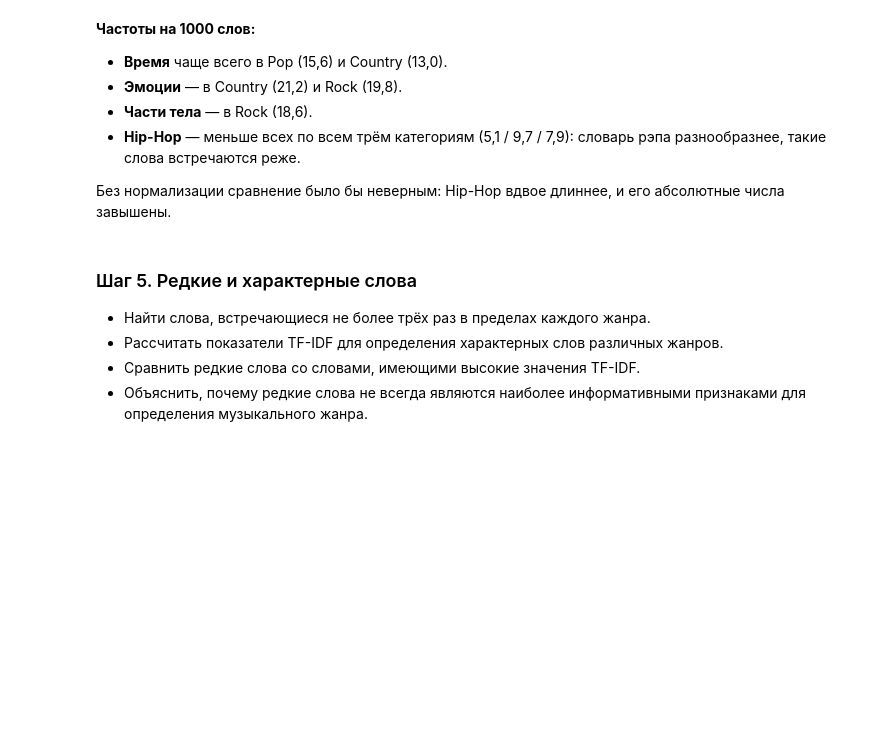
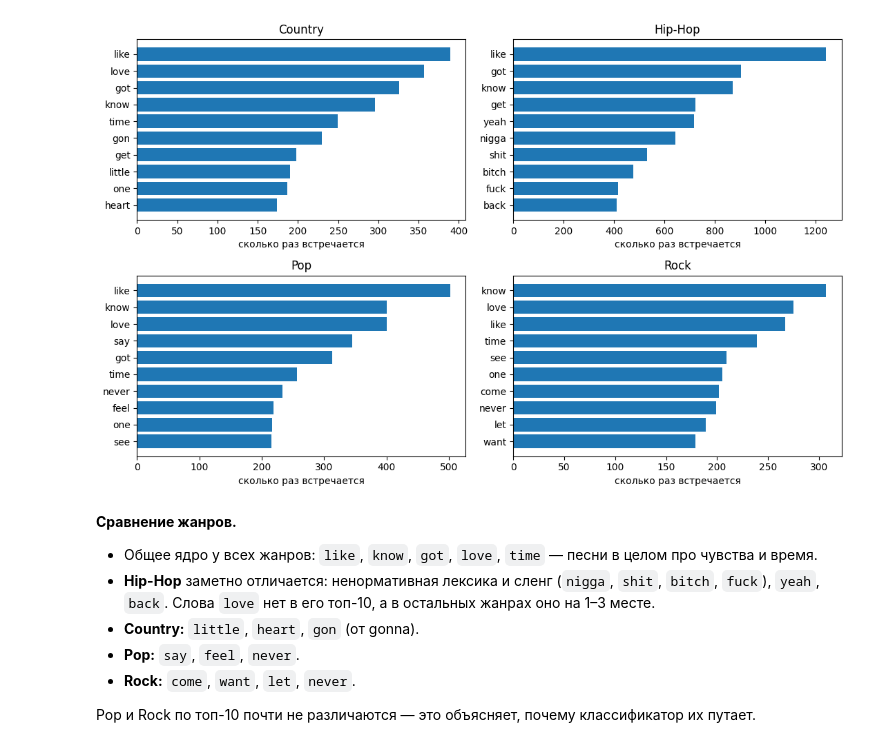
Before and after one commit to DIas-code/AITU, a Jupyter notebook: Programing for data analysis/assignment3/assignmnet3.ipynb, the cells around one changed output. Saved outputs shown, nothing was run; the diff lists cells and outputs as text; code cells hidden in the pictures; blank space fills up the shorter version.

```diff
--- a/Programing for data analysis/assignment3/assignmnet3.ipynb
+++ b/Programing for data analysis/assignment3/assignmnet3.ipynb
@@ -683,17 +850,18 @@ Country, Pop и Rock по топ-10 почти одинаковы.
 # %%
-categories = {
-    "время": ["morning", "evening", "night", "day", "today", "tonight", "tomorrow", "yesterday"],
-    "эмоции": ["love", "sadness", "happiness", "anger", "hate", "happy", "sad", "cry", "fear", "pain"],
-    "тело": ["heart", "eye", "hand", "head", "face", "lip", "body", "arm"],
-}
+from collections import Counter
 
-rows = []
+GENRES = ["Country", "Hip-Hop", "Pop", "Rock"]
+
+#1 #2 Counter считает, сколько раз встречается каждое слово жанра;
+# относительная частота — доля слова от всех слов жанра
+genre_counts = {}
 for g in GENRES:
-    total = sum(counts[g].values())
-    row = {"жанр": g}
-    for name, words in categories.items():
-        count = sum(counts[g][w] for w in words)
-        row[name] = count
-        row[name + " на 1000 слов"] = round(count / total * 1000, 2)
-    rows.append(row)
-pd.DataFrame(rows)
+    genre_counts[g] = Counter(w for tokens in songs.loc[songs["genre"] == g, "tokens"] for w in tokens)
+
+top10 = {}
+for g in GENRES:
+    total = sum(genre_counts[g].values())
+    top10[g] = pd.DataFrame(genre_counts[g].most_common(10), columns=["слово", "абс."])
+    top10[g]["отн., %"] = (top10[g]["абс."] / total * 100).round(2)
+    print(f"--- {g} (всего слов: {total}) ---")
+    print(top10[g].to_string(index=False), "\n")
@@ -700,15 +886,22 @@ pd.DataFrame(rows)
-# %% [markdown]
-**Частоты на 1000 слов:**
-- **Время** чаще всего в Pop (15,6) и Country (13,0).
-- **Эмоции** — в Country (21,2) и Rock (19,8).
-- **Части тела** — в Rock (18,6).
-- **Hip-Hop** — меньше всех по всем трём категориям (5,1 / 9,7 / 7,9): словарь рэпа разнообразнее, такие слова встречаются реже.
-
-Без нормализации сравнение было бы неверным: Hip-Hop вдвое длиннее, и его абсолютные числа завышены.
+# %%
+#3 топ-10 слов каждого жанра, самое частое сверху
+fig, axes = plt.subplots(2, 2, figsize=(11, 7))
+for ax, g in zip(axes.flatten(), GENRES):
+    table = top10[g][::-1]
+    ax.barh(table["слово"], table["абс."])
+    ax.set_title(g)
+    ax.set_xlabel("сколько раз встречается")
+plt.tight_layout()
+plt.show()
+# %% [output]
+[figure, added]
 # %% [markdown]
-### Шаг 5. Редкие и характерные слова
+**Сравнение жанров.**
 
-- Найти слова, встречающиеся не более трёх раз в пределах каждого жанра.
-- Рассчитать показатели TF-IDF для определения характерных слов различных жанров.
-- Сравнить редкие слова со словами, имеющими высокие значения TF-IDF.
-- Объяснить, почему редкие слова не всегда являются наиболее информативными признаками для определения музыкального жанра.
+- Общее ядро у всех жанров: `like`, `know`, `got`, `love`, `time` — песни в целом про чувства и время.
+- **Hip-Hop** заметно отличается: ненормативная лексика и сленг (`nigga`, `shit`, `bitch`, `fuck`), `yeah`, `back`. Слова `love` нет в его топ-10, а в остальных жанрах оно на 1–3 месте.
+- **Country:** `little`, `heart`, `gon` (от gonna).
+- **Pop:** `say`, `feel`, `never`.
+- **Rock:** `come`, `want`, `let`, `never`.
+
+Pop и Rock по топ-10 почти не различаются — это объясняет, почему классификатор их путает.
```
Also changed, not shown: parts of 129 cells of this notebook.
